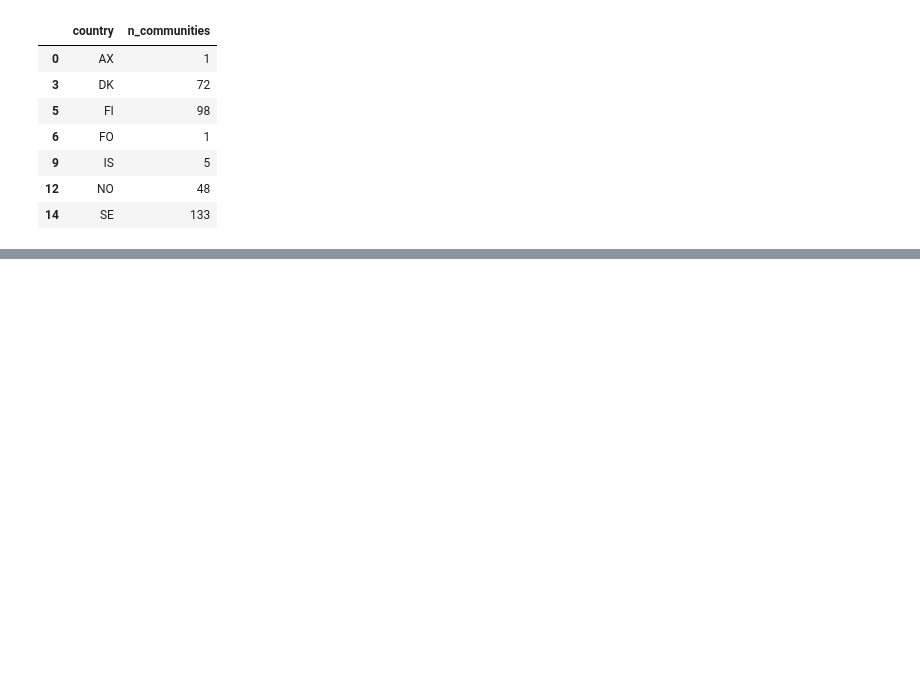
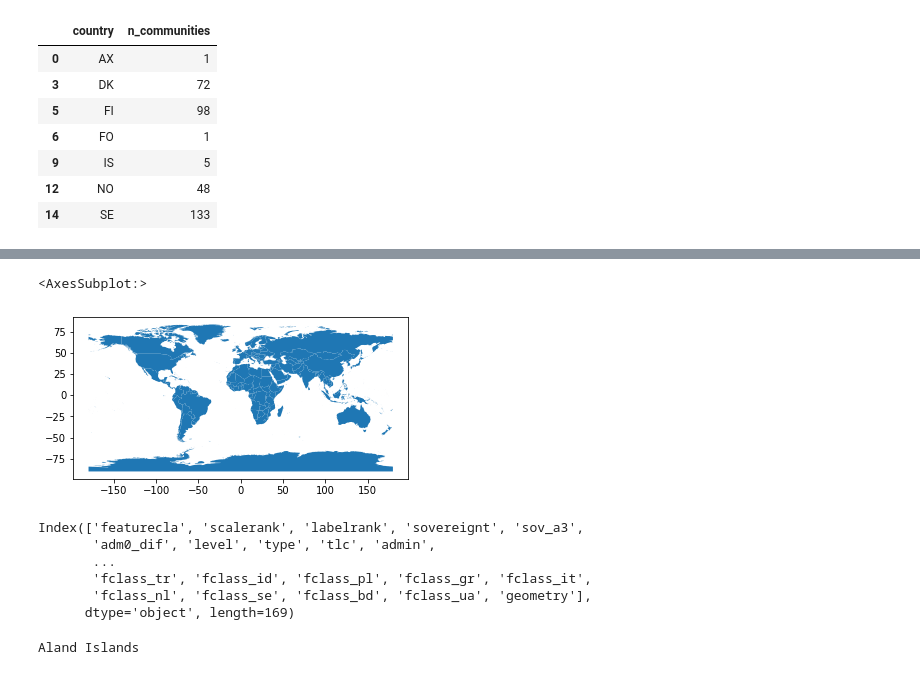
Before and after one commit to carmengg/eds-220-book, a Jupyter notebook: lectures/lesson-10-choropleth-map.ipynb, the cells around one changed output, grey strips where cells are left out. Saved outputs shown, nothing was run; the diff lists cells and outputs as text; code cells hidden in the pictures; blank space fills up the shorter version.

```diff
--- a/lectures/lesson-10-choropleth-map.ipynb
+++ b/lectures/lesson-10-choropleth-map.ipynb
@@ -55,0 +78,4 @@ scandi_n_comms
+# %%
+# import countries polygons
+countries = gpd.read_file('ne_50m_admin_0_countries/ne_50m_admin_0_countries.shp')
+countries
@@ -55,0 +96,24 @@ scandi_n_comms
+# %%
+# quick view
+countries.plot()
+# %% [output]
+<AxesSubplot:>
+[figure, added]
+# %%
+# re-assign the column names - .str.lower() makes them lower case
+countries.columns = countries.columns.str.lower()
+print(countries.columns, '\n')
+# %% [output]
+Index(['featurecla', 'scalerank', 'labelrank', 'sovereignt', 'sov_a3',
+       'adm0_dif', 'level', 'type', 'tlc', 'admin',
+       ...
+       'fclass_tr', 'fclass_id', 'fclass_pl', 'fclass_gr', 'fclass_it',
+       'fclass_nl', 'fclass_se', 'fclass_bd', 'fclass_ua', 'geometry'],
+      dtype='object', length=169)
+# %%
+# check if there is a name that doesn't appear in the dataset
+for name in scandi_names:
+    if name  not in countries.values:
+        print(name)
+# %% [output]
+Aland Islands
```
Also changed, not shown: parts of 11 cells of this notebook.
